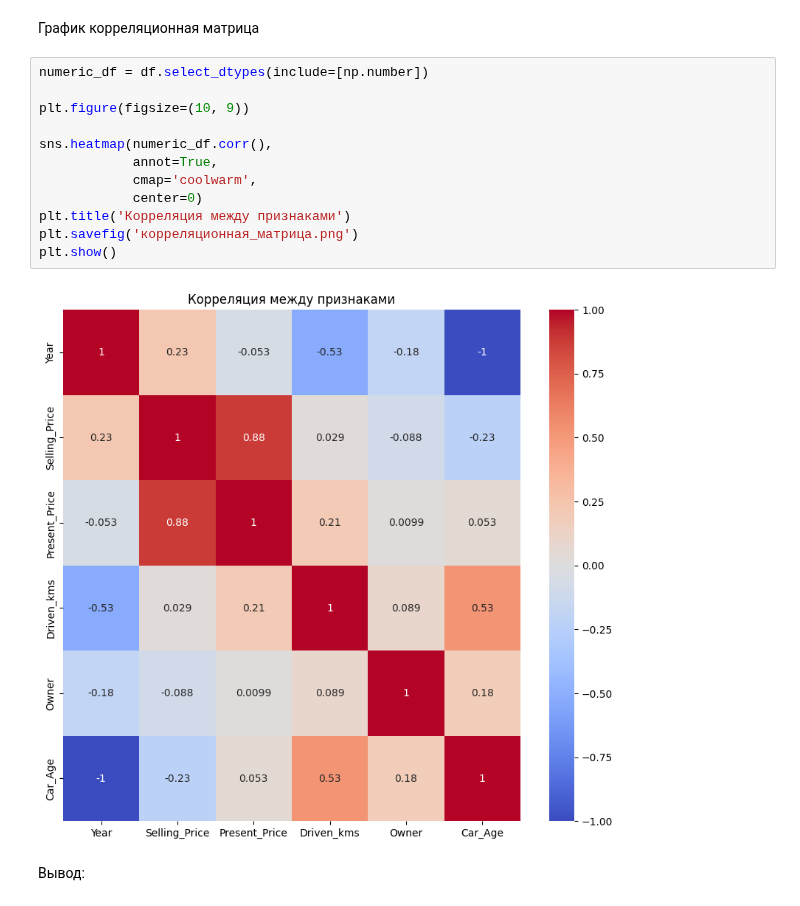
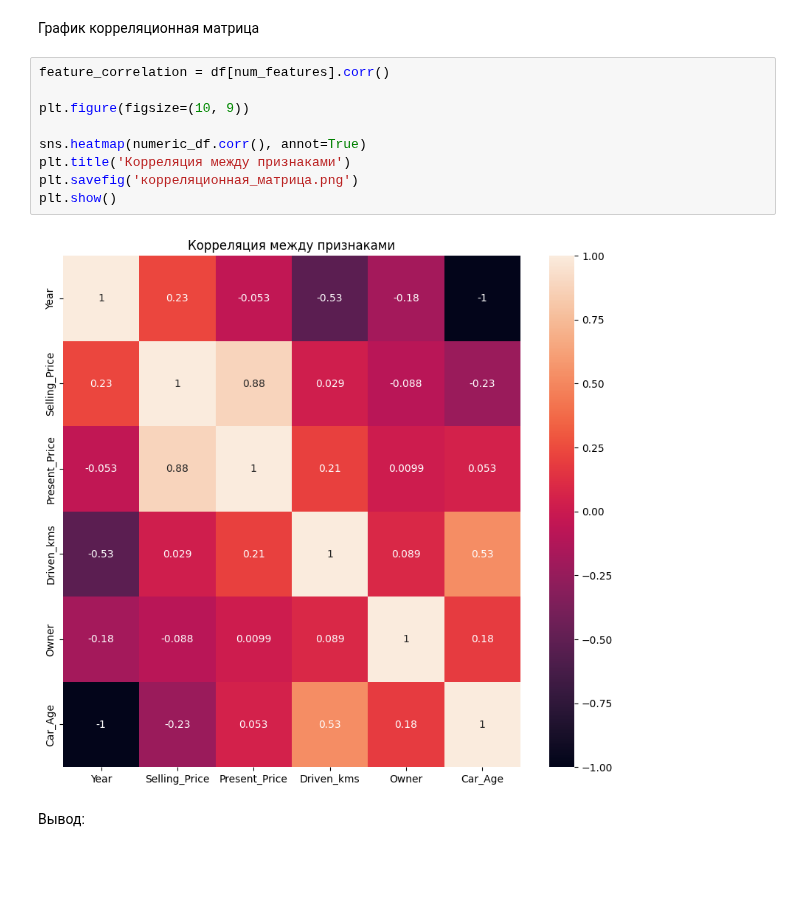
Before and after one commit to MarinaFeDv/mf_project, a Jupyter notebook: eda/eda.ipynb, the cells around one changed output. Drawn from its saved outputs; the diff is of its cells as text; blank space fills up the shorter version.

```diff
--- a/eda/eda.ipynb
+++ b/eda/eda.ipynb
@@ -280,19 +280,16 @@ plt.show()
 # %% [markdown]
 График корреляционная матрица
 # %%
-numeric_df = df.select_dtypes(include=[np.number])
+feature_correlation = df[num_features].corr()
 
 plt.figure(figsize=(10, 9))
 
-sns.heatmap(numeric_df.corr(),
-            annot=True,
-            cmap='coolwarm',
-            center=0)
+sns.heatmap(numeric_df.corr(), annot=True)
 plt.title('Корреляция между признаками')
 plt.savefig('корреляционная_матрица.png')
 plt.show()
 # %% [output]
-[figure, old version]
+[figure, new version]
 # %% [markdown]
 Вывод:
 # %% [markdown]
```
Also changed, not shown: parts of 13 cells of this notebook.
